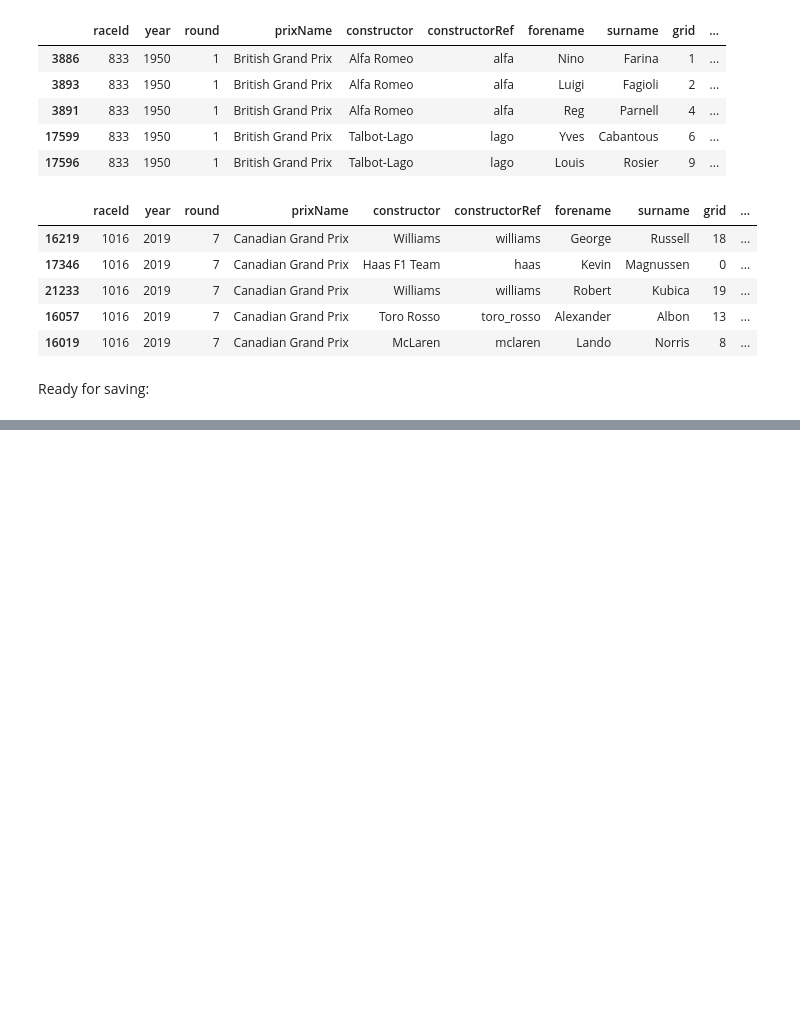
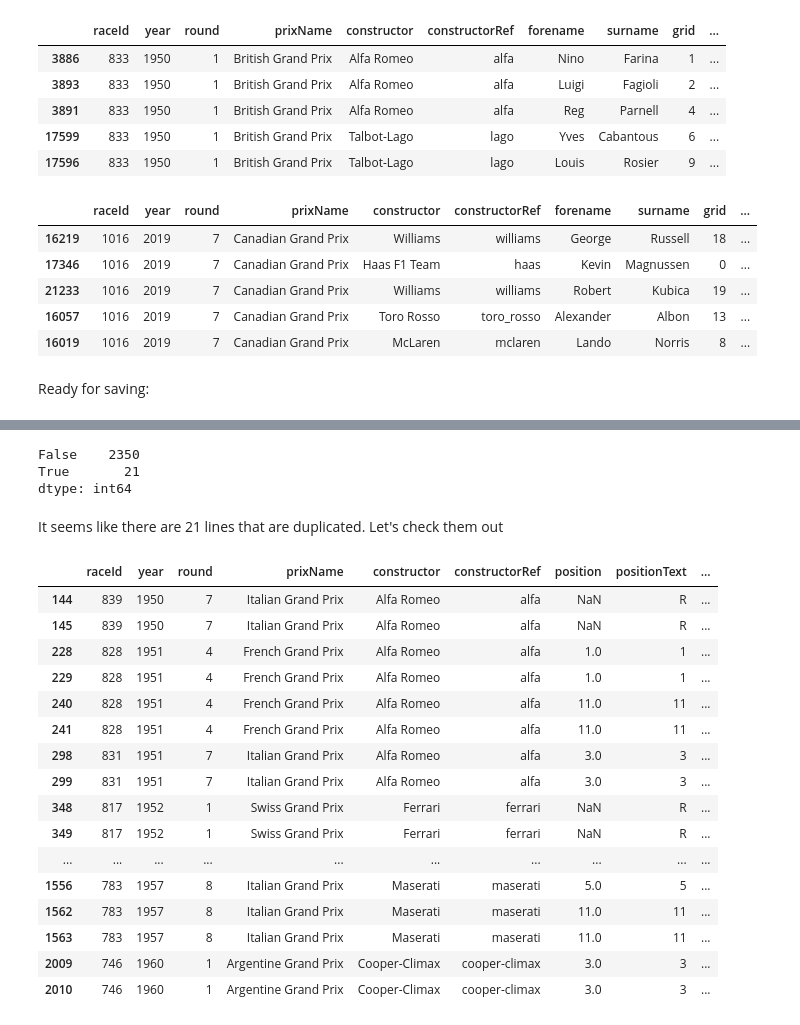
Before and after one commit to lennymd/formulaOne, a Jupyter notebook: analysis/notebooks/00-cleaning-data.ipynb, the cells around one changed output, grey strips where cells are left out. Saved outputs shown, nothing was run; the diff lists cells and outputs as text; code cells hidden in the pictures; blank space fills up the shorter version.

Commit message:
work on cleaning duplicates and advancing idea2: podiums in season

```diff
--- a/analysis/notebooks/00-cleaning-data.ipynb
+++ b/analysis/notebooks/00-cleaning-data.ipynb
@@ -382,0 +518,2 @@ master.to_csv("../data/working/master_results.csv", index=False, mode="w+")
+# %%
+master_slice_noDriver = master_slice.drop(columns=["forename", "surname", "grid", "points", "status"])
@@ -382,0 +544,32 @@ master.to_csv("../data/working/master_results.csv", index=False, mode="w+")
+# %%
+master_slice_noDriver.duplicated().value_counts()
+# %% [output]
+False    2350
+True       21
+dtype: int64
+# %% [markdown]
+It seems like there are 21 lines that are duplicated. Let's check them out
+# %%
+a = master_slice_noDriver
+# %%
+a["Duplicate"] = a.duplicated(keep=False).map({True:'Yes', False:'No'})
+# %%
+b = a
+# %% [output]
+|  | raceId | year | round | prixName | constructor | constructorRef | position | positionText | ... |
+| 144 | 839 | 1950 | 7 | Italian Grand Prix | Alfa Romeo | alfa | NaN | R | ... |
+| 145 | 839 | 1950 | 7 | Italian Grand Prix | Alfa Romeo | alfa | NaN | R | ... |
+| 228 | 828 | 1951 | 4 | French Grand Prix | Alfa Romeo | alfa | 1.0 | 1 | ... |
+| 229 | 828 | 1951 | 4 | French Grand Prix | Alfa Romeo | alfa | 1.0 | 1 | ... |
+| 240 | 828 | 1951 | 4 | French Grand Prix | Alfa Romeo | alfa | 11.0 | 11 | ... |
+| 241 | 828 | 1951 | 4 | French Grand Prix | Alfa Romeo | alfa | 11.0 | 11 | ... |
+| 298 | 831 | 1951 | 7 | Italian Grand Prix | Alfa Romeo | alfa | 3.0 | 3 | ... |
+| 299 | 831 | 1951 | 7 | Italian Grand Prix | Alfa Romeo | alfa | 3.0 | 3 | ... |
+| 348 | 817 | 1952 | 1 | Swiss Grand Prix | Ferrari | ferrari | NaN | R | ... |
+| 349 | 817 | 1952 | 1 | Swiss Grand Prix | Ferrari | ferrari | NaN | R | ... |
+| ... | ... | ... | ... | ... | ... | ... | ... | ... | ... |
+| 1556 | 783 | 1957 | 8 | Italian Grand Prix | Maserati | maserati | 5.0 | 5 | ... |
+| 1562 | 783 | 1957 | 8 | Italian Grand Prix | Maserati | maserati | 11.0 | 11 | ... |
+| 1563 | 783 | 1957 | 8 | Italian Grand Prix | Maserati | maserati | 11.0 | 11 | ... |
+| 2009 | 746 | 1960 | 1 | Argentine Grand Prix | Cooper-Climax | cooper-climax | 3.0 | 3 | ... |
+| 2010 | 746 | 1960 | 1 | Argentine Grand Prix | Cooper-Climax | cooper-climax | 3.0 | 3 | ... |
```
Also changed, not shown: parts of 27 cells of this notebook, 3 other files.
